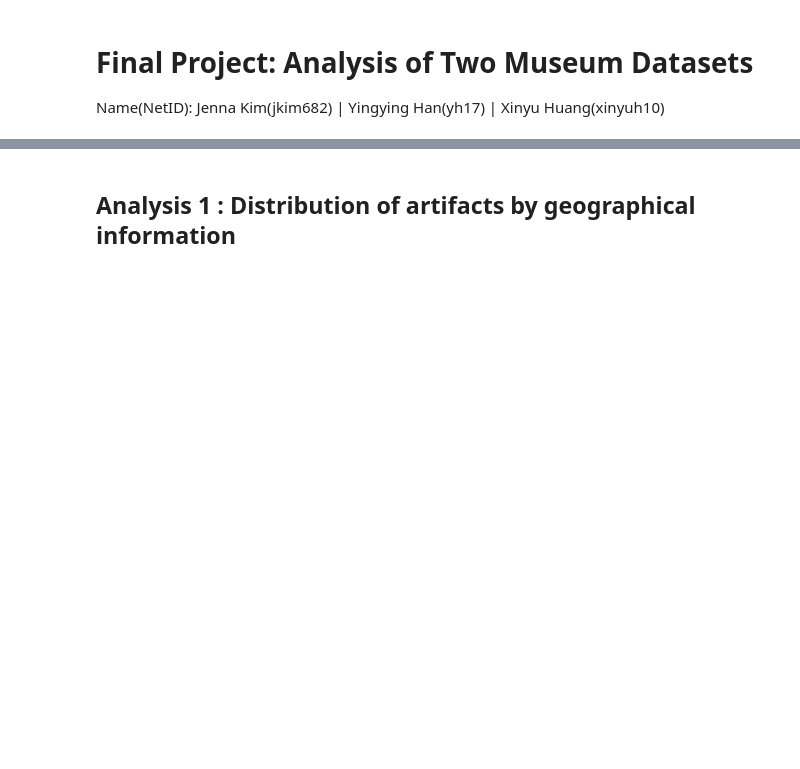
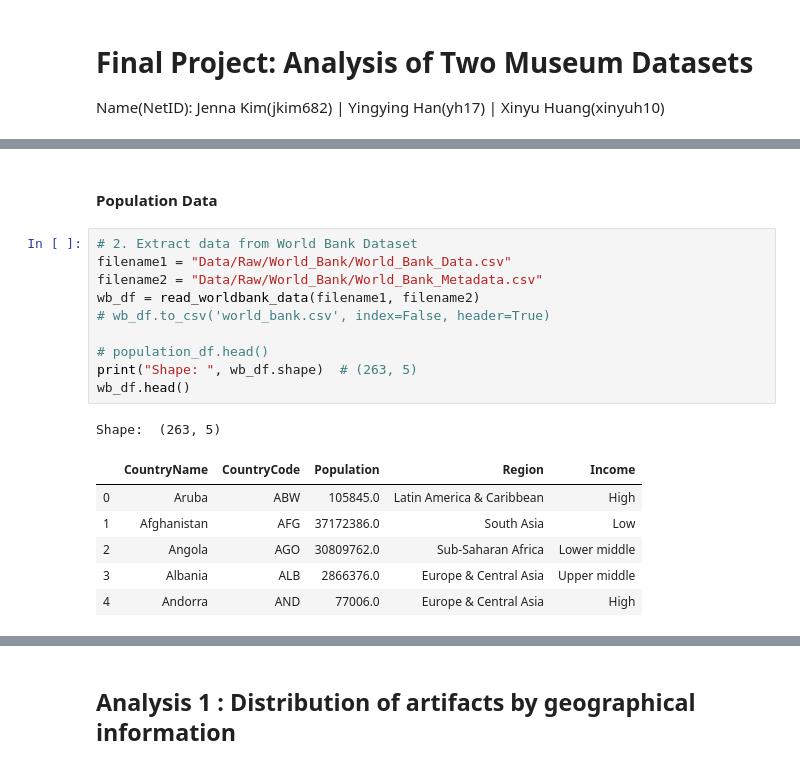
Before and after one commit to YingyingHan1994/final_project_2020Sp, a Jupyter notebook: IS590PRSP20_Final_Proejct.ipynb, the cells around one changed output, grey strips where cells are left out. Drawn from its saved outputs; the diff is of its cells as text; blank space fills up the shorter version.

```diff
--- a/IS590PRSP20_Final_Proejct.ipynb
+++ b/IS590PRSP20_Final_Proejct.ipynb
@@ -23,0 +86,20 @@ We used three different datasets:
+# %% [markdown]
+#### Population Data
+# %%
+# 2. Extract data from World Bank Dataset
+filename1 = "Data/Raw/World_Bank/World_Bank_Data.csv"
+filename2 = "Data/Raw/World_Bank/World_Bank_Metadata.csv"
+wb_df = read_worldbank_data(filename1, filename2)
+# wb_df.to_csv('world_bank.csv', index=False, header=True)
+
+# population_df.head()
+print("Shape: ", wb_df.shape)  # (263, 5)
+wb_df.head()
+# %% [output]
+Shape:  (263, 5)
+|  | CountryName | CountryCode | Population | Region | Income |
+| 0 | Aruba | ABW | 105845.0 | Latin America & Caribbean | High |
+| 1 | Afghanistan | AFG | 37172386.0 | South Asia | Low |
+| 2 | Angola | AGO | 30809762.0 | Sub-Saharan Africa | Lower middle |
+| 3 | Albania | ALB | 2866376.0 | Europe & Central Asia | Upper middle |
+| 4 | Andorra | AND | 77006.0 | Europe & Central Asia | High |
```
Also changed, not shown: parts of 20 cells of this notebook, 1 other file.
